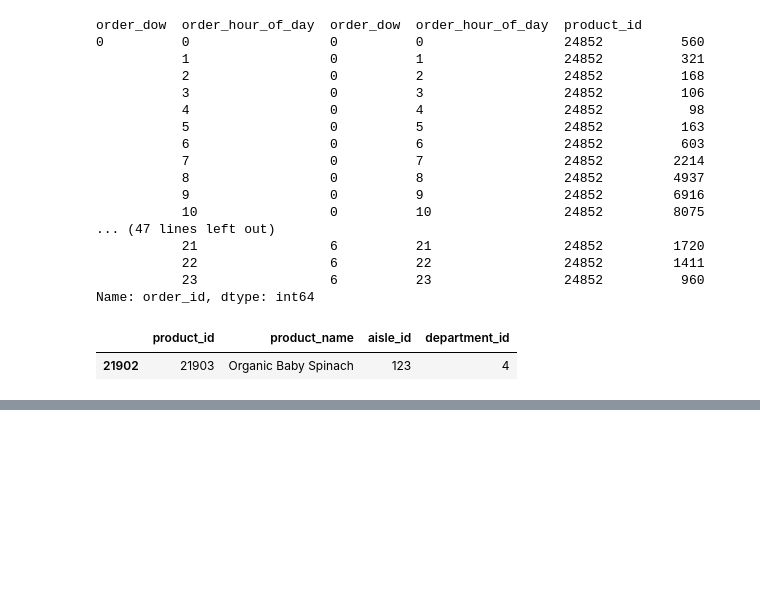
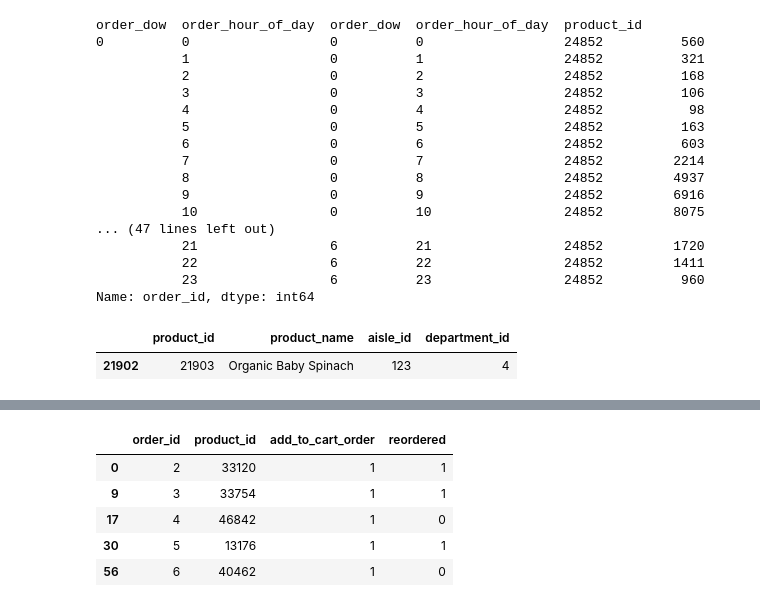
Before and after one commit to bnedwek/instacart, a Jupyter notebook: first.ipynb, the cells around one changed output, grey strips where cells are left out. Saved outputs shown, nothing was run; the diff lists cells and outputs as text; code cells hidden in the pictures; blank space fills up the shorter version.

```diff
--- a/first.ipynb
+++ b/first.ipynb
@@ -141,0 +155,9 @@ products[products.product_id == 21903]
+# %%
+first_products.head()
+# %% [output]
+|  | order_id | product_id | add_to_cart_order | reordered |
+| 0 | 2 | 33120 | 1 | 1 |
+| 9 | 3 | 33754 | 1 | 1 |
+| 17 | 4 | 46842 | 1 | 0 |
+| 30 | 5 | 13176 | 1 | 1 |
+| 56 | 6 | 40462 | 1 | 0 |
```
Also changed, not shown: parts of 9 cells of this notebook.
